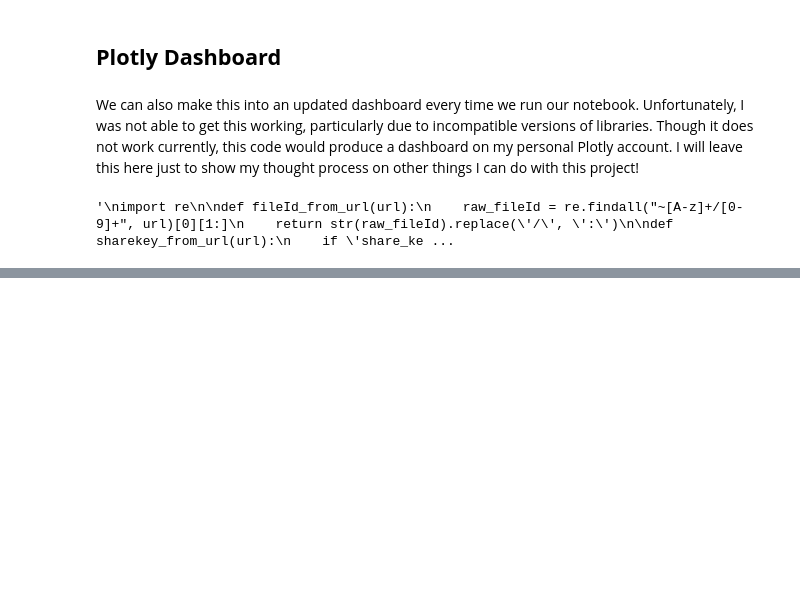
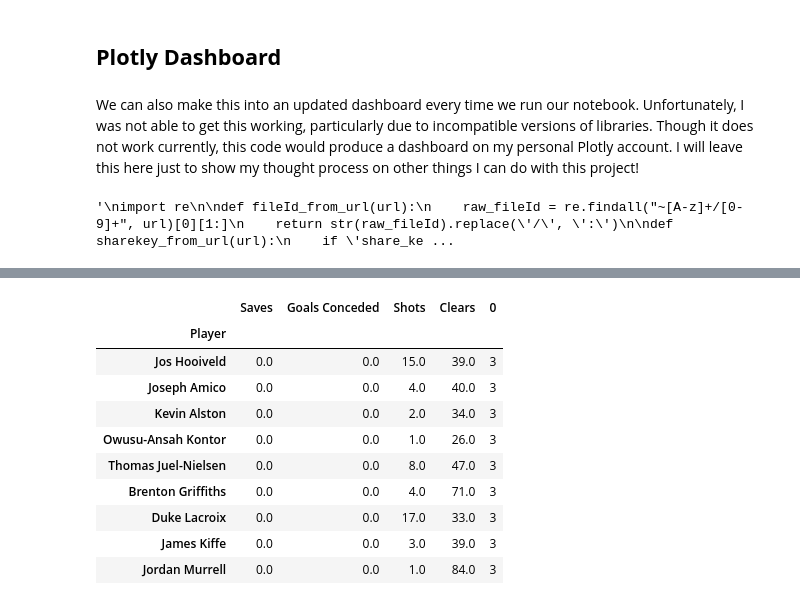
Before and after one commit to justingill/Data-Portfolio, a Jupyter notebook: USL_Scraper.ipynb, the cells around one changed output, grey strips where cells are left out. Cells and saved outputs as stored; diff of their text form; code cells hidden in the pictures; blank space fills up the shorter version.

```diff
--- a/USL_Scraper.ipynb
+++ b/USL_Scraper.ipynb
@@ -514,0 +622,14 @@ box_c = {
+# %%
+concat[concat[0]==3]
+# %% [output]
+|  | Saves | Goals Conceded | Shots | Clears | 0 |
+| Player |  |  |  |  |  |
+| Jos Hooiveld | 0.0 | 0.0 | 15.0 | 39.0 | 3 |
+| Joseph Amico | 0.0 | 0.0 | 4.0 | 40.0 | 3 |
+| Kevin Alston | 0.0 | 0.0 | 2.0 | 34.0 | 3 |
+| Owusu-Ansah Kontor | 0.0 | 0.0 | 1.0 | 26.0 | 3 |
+| Thomas Juel-Nielsen | 0.0 | 0.0 | 8.0 | 47.0 | 3 |
+| Brenton Griffiths | 0.0 | 0.0 | 4.0 | 71.0 | 3 |
+| Duke Lacroix | 0.0 | 0.0 | 17.0 | 33.0 | 3 |
+| James Kiffe | 0.0 | 0.0 | 3.0 | 39.0 | 3 |
+| Jordan Murrell | 0.0 | 0.0 | 1.0 | 84.0 | 3 |
```
Also changed, not shown: parts of 25 cells of this notebook.
